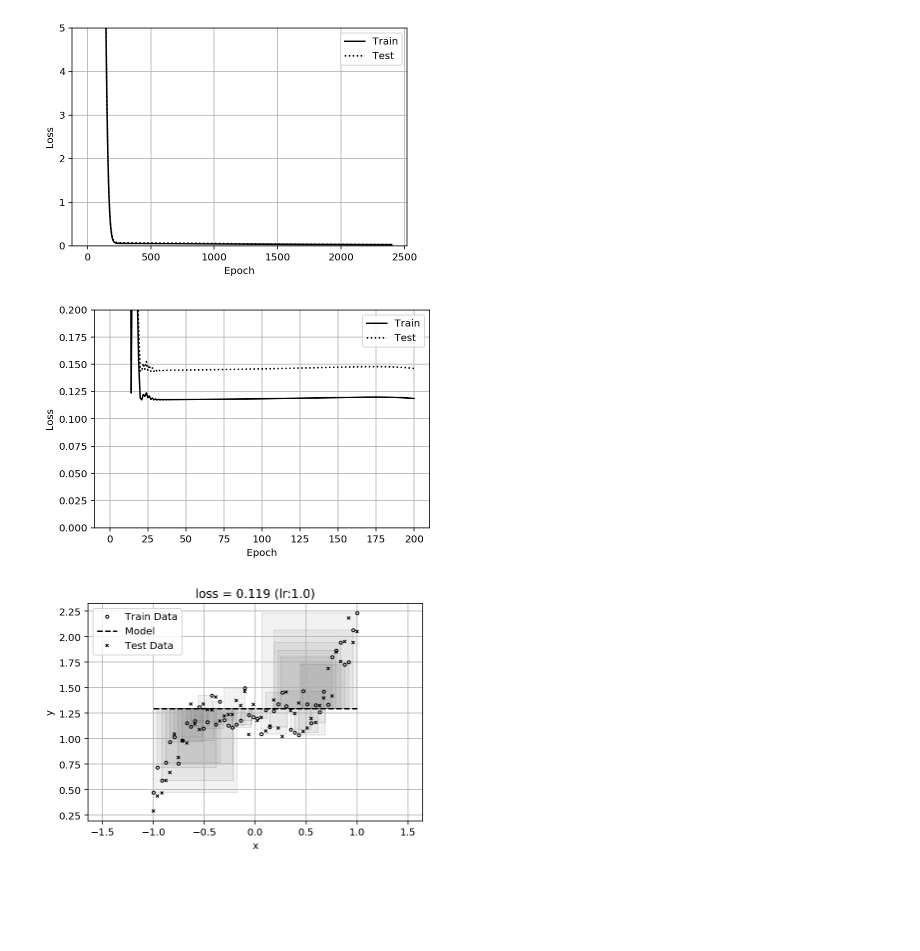
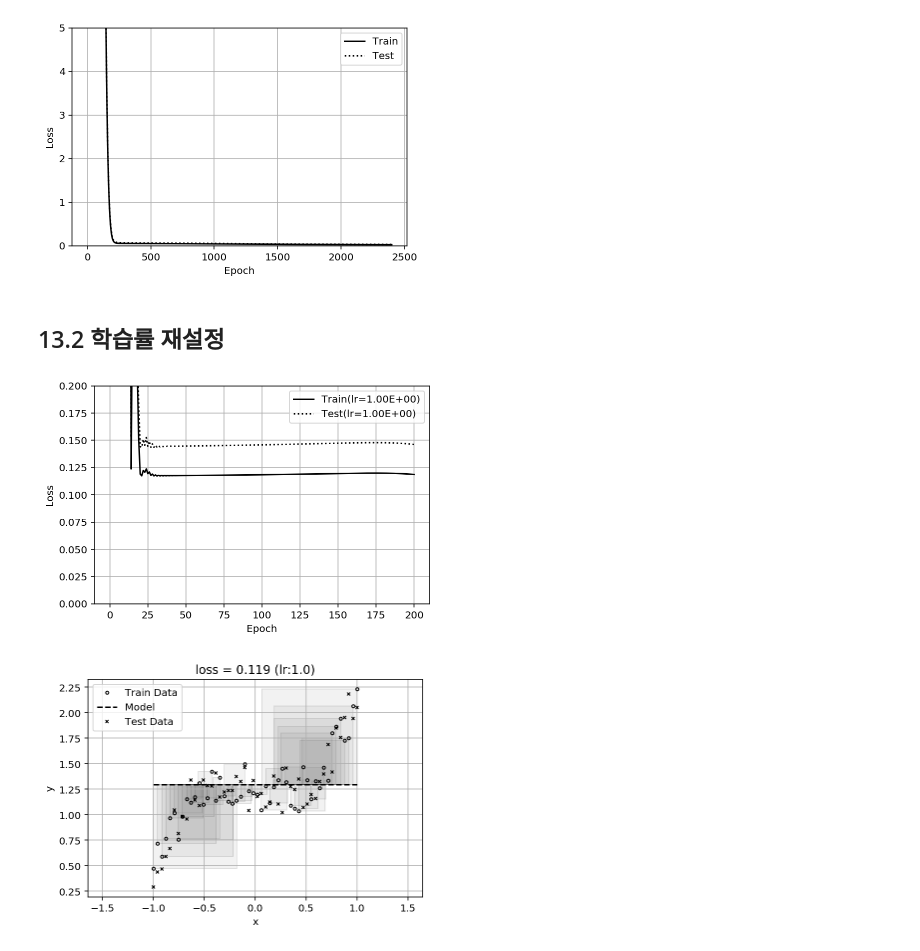
Before and after one commit to DNRY/dlopt, a Jupyter notebook: notebooks/CH13.ipynb, the cells around one changed output. Drawn from its saved outputs; the diff is of its cells as text; code cells hidden in the pictures; blank space fills up the shorter version.

```diff
--- a/notebooks/CH13.ipynb
+++ b/notebooks/CH13.ipynb
@@ -42,28 +46,29 @@ labels_test = y_test.reshape(-1, 1)
 num_hidden1 = 64
 num_hidden2 = 64
 
+rand_init = tf.random_normal_initializer(seed=624)
 # 입력층
 x = tf.placeholder(tf.float32, shape=[None, 1])
 
 # 은닉층 1
 hidden1 =  tf.contrib.layers.fully_connected(x, num_hidden1,
                                           activation_fn=tf.nn.sigmoid,
-                                          weights_initializer=tf.random_normal_initializer(seed=624),
-                                          biases_initializer=tf.random_normal_initializer(seed=624))
+                                          weights_initializer=rand_init,
+                                          biases_initializer=rand_init)
 
 # 은닉층 2
 hidden2 =  tf.contrib.layers.fully_connected(hidden1, num_hidden2,
                                           activation_fn=tf.nn.sigmoid,
-                                          weights_initializer=tf.random_normal_initializer(seed=624),
-                                          biases_initializer=tf.random_normal_initializer(seed=624))
+                                          weights_initializer=rand_init,
+                                          biases_initializer=rand_init)
 
 
 
 # 출력층
 yhat =  tf.contrib.layers.fully_connected(hidden2, 1,
                                           activation_fn=None,
-                                          weights_initializer=tf.random_normal_initializer(seed=624),
-                                          biases_initializer=tf.random_normal_initializer(seed=624))
+                                          weights_initializer=rand_init,
+                                          biases_initializer=rand_init)
 
 # 손실함수
 y = tf.placeholder(tf.float32, shape=[None, 1])
@@ -93,15 +98,21 @@ init = tf.global_variables_initializer()
 with tf.Session() as sess:
     sess.run(init)
     for epoch in range(MaxEpoch+1):
-        for x_batch, y_batch in generate_batches(batch_size, shuffled_x_train, shuffled_y_train):
+        for x_batch, y_batch in generate_batches(batch_size,
+                                                 shuffled_x_train,
+                                                 shuffled_y_train):
             sess.run(train, feed_dict={x:x_batch, y:y_batch})
 
-        loss_train = sess.run(loss, feed_dict={x:features_train, y:labels_train})
-        loss_test = sess.run(loss, feed_dict={x:features_test, y:labels_test})
+        loss_train = sess.run(loss, feed_dict={x:features_train,
+                                               y:labels_train})
+        loss_test = sess.run(loss, feed_dict={x:features_test,
+                                              y:labels_test})
         loss_train_history.append(loss_train)
         loss_test_history.append(loss_test)
 
-    final_loss, pred = sess.run([loss, yhat], feed_dict={x:features_train, y:labels_train})
+    final_loss, pred = sess.run([loss, yhat],
+                                feed_dict={x:features_train,
+                                           y:labels_train})
 # %%
 plt.plot(loss_train_history, '-k', label='Train')
 plt.plot(loss_test_history, ':k', label='Test')
@@ -173,6 +184,8 @@ plt.legend()
 plt.show()
 # %% [output]
 [figure]
+# %% [markdown]
+## 13.2 학습률 재설정
 # %%
 # 수치최적화 알고리즘
 MaxEpoch = 200
@@ -208,16 +221,16 @@ with tf.Session() as sess:
 
     final_loss, pred = sess.run([loss, yhat], feed_dict={x:features_train, y:labels_train})
 # %%
-plt.plot(loss_train_history, '-k', label='Train')
-plt.plot(loss_test_history, ':k', label='Test')
+plt.plot(loss_train_history, '-k', label="Train(lr={:4.2E})".format(lr))
+plt.plot(loss_test_history, ':k', label="Test(lr={:4.2E})".format(lr))
 plt.grid()
 plt.xlabel('Epoch')
 plt.ylabel('Loss')
 plt.ylim([0.0, 0.2])
 plt.legend()
 plt.show()
 # %% [output]
-[figure, old version]
+[figure, new version]
 # %%
 plt.title("loss = {:1.3f} (lr:{})".format(final_loss, lr))
 visualize_l2(pred, x_train, y_train, x_test, y_test)
```
Also changed, not shown: parts of 7 cells of this notebook.
